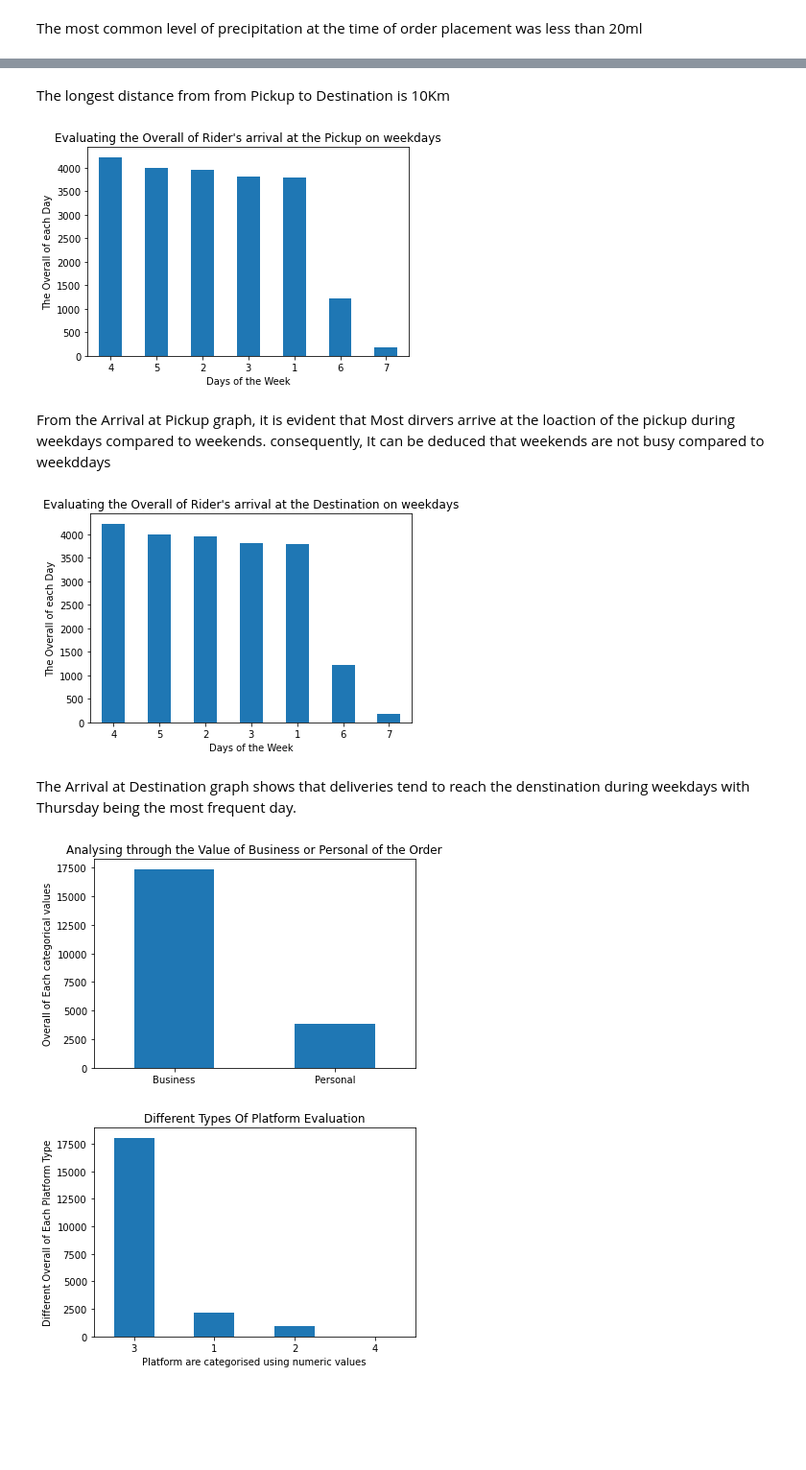
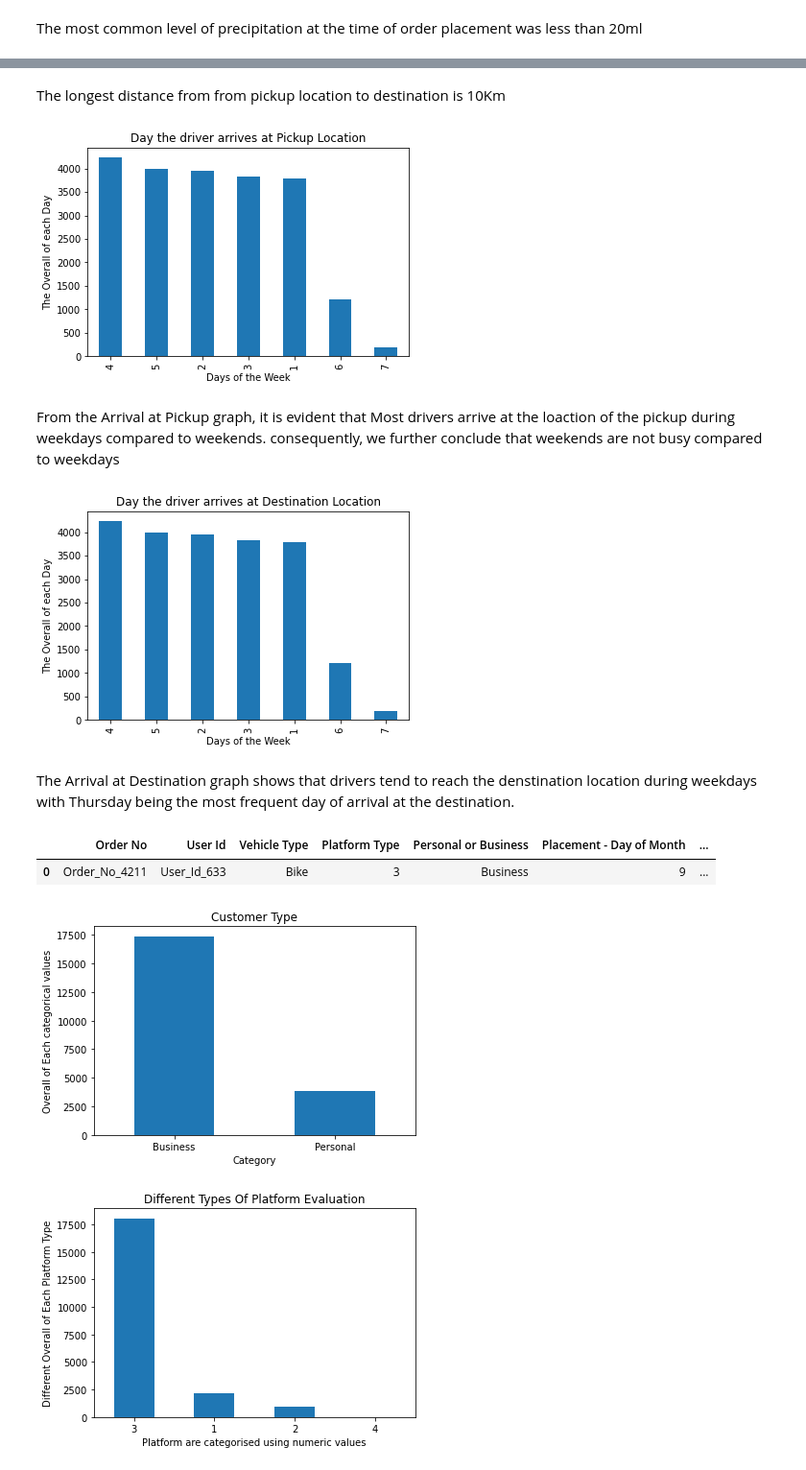
Before and after one commit to Jamakasilwane/EDSA_Zindi_Hackathon, a Jupyter notebook: EDSA_Zindi_Hackathon_notebook.ipynb, the cells around one changed output, grey strips where cells are left out. Shown at 96% size. Drawn from its saved outputs; the diff is of its cells as text; code cells hidden in the pictures; blank space fills up the shorter version.

```diff
--- a/EDSA_Zindi_Hackathon_notebook.ipynb
+++ b/EDSA_Zindi_Hackathon_notebook.ipynb
@@ -42,8 +42,8 @@ The following is the imported Data for Training the Machine Learning Model to pr
 3. SampleSubmission.csv {Sample of the Submission's expectation of the model trained for this Machine Learning problem. }
 4. variableDefinitions.csv  {Dataset that contains all the definition of the whole data provided in details and gives more clarity of the data. }
 # %%
-dataset_train = pd.read_csv("https://raw.githubusercontent.com/Jamakasilwane/EDSA_Zindi_Hackathon/master/Data/Train.csv")
-dataset_test = pd.read_csv("https://raw.githubusercontent.com/Jamakasilwane/EDSA_Zindi_Hackathon/master/Data/Test.csv")
+train = pd.read_csv("https://raw.githubusercontent.com/Jamakasilwane/EDSA_Zindi_Hackathon/master/Data/Train.csv")
+test = pd.read_csv("https://raw.githubusercontent.com/Jamakasilwane/EDSA_Zindi_Hackathon/master/Data/Test.csv")
 dataset_sample = pd.read_csv("https://raw.githubusercontent.com/Jamakasilwane/EDSA_Zindi_Hackathon/master/Data/SampleSubmission.csv")
 var = pd.read_csv('https://raw.githubusercontent.com/Jamakasilwane/EDSA_Zindi_Hackathon/master/Data/VariableDefinitions.csv')
 # %% [markdown]
@@ -110,13 +110,13 @@ Looking at the datasets information, there are few data types which are incorrec
 The aforementioned columns above should be in a datetime format but they have been declared as object types. The function below converts all type columns into the correct type format (datetime).
 # %%
 #changing the data type of columns containing Time in the both train & test dataset
-data = dataset_train.iloc[:,:-2].columns
+data = train.iloc[:,:-2].columns
 for col in list(data):
     if 'Time' in col:
-        dataset_train[col] = pd.to_datetime(dataset_train[col])
-for col in list(dataset_test):
+        train[col] = pd.to_datetime(train[col])
+for col in list(test):
     if 'Time' in col:
-        dataset_test[col] = pd.to_datetime(dataset_test[col])
+        test[col] = pd.to_datetime(test[col])
 # %% [markdown]
 ### Checking for missing values
 # %% [markdown]
@@ -201,32 +211,40 @@ plt.show()
 # %% [markdown]
-The longest distance from  from Pickup to Destination is 10Km
+The longest distance from  from pickup location to destination is 10Km
 # %%
-dataset_train['Arrival at Pickup - Weekday (Mo = 1)'].value_counts().plot(kind='bar',rot=0)
-plt.title("Evaluating the Overall of Rider's arrival at the Pickup on weekdays")
+Arrival_Pickup = train['Arrival at Pickup - Weekday (Mo = 1)']
+Arrival_Pickup.value_counts().plot(kind='bar')
+plt.title('Day the driver arrives at Pickup Location')
 plt.xlabel("Days of the Week")
 plt.ylabel("The Overall of each Day")
 plt.show()
 # %% [output]
-[figure, old version]
+[figure, new version]
 # %% [markdown]
-From the Arrival at Pickup graph, it is evident that Most dirvers arrive at the loaction of the pickup during weekdays compared to weekends. consequently, It can be deduced that  weekends are not busy compared to weekddays
+From the Arrival at Pickup graph, it is evident that Most drivers arrive at the loaction of the pickup during weekdays compared to weekends. consequently, we further conclude that  weekends are not busy compared to weekdays
 # %%
-dataset_train['Arrival at Destination - Weekday (Mo = 1)'].value_counts().plot(kind='bar',rot=0)
-plt.title("Evaluating the Overall of Rider's arrival at the Destination on weekdays")
+Arrival_Destination = train['Arrival at Destination - Weekday (Mo = 1)']
+Arrival_Destination.value_counts().plot(kind='bar')
+plt.title('Day the driver arrives at Destination Location')
 plt.xlabel("Days of the Week")
 plt.ylabel("The Overall of each Day")
 plt.show()
 # %% [output]
-[figure, old version]
+[figure, new version]
 # %% [markdown]
-The Arrival at Destination graph shows that deliveries tend to reach the denstination during weekdays with Thursday being the most frequent day.
+The Arrival at Destination graph shows that drivers tend to reach the denstination location during weekdays with Thursday being the most frequent day of arrival at the destination.
+# %%
+train.head(1)
+# %% [output]
+|  | Order No | User Id | Vehicle Type | Platform Type | Personal or Business | Placement - Day of Month | ... |
+| 0 | Order_No_4211 | User_Id_633 | Bike | 3 | Business | 9 | ... |
 # %%
-dataset_train['Personal or Business'].value_counts().plot(kind='bar',rot=0)
-plt.title('Analysing through the Value of Business or Personal of the Order')
-plt.ylabel("Overall of Each categorical values")
+train['Personal or Business'].value_counts().plot(kind='bar',rot=0)
+plt.title('Customer Type')
+plt.xlabel('Category')
+plt.ylabel('Overall of Each categorical values')
 plt.show()
 # %% [output]
-[figure, old version]
+[figure, new version]
 # %%
 dataset_train['Platform Type'].value_counts().plot(kind='bar',rot=0)
 plt.title("Different Types Of Platform Evaluation")
```
Also changed, not shown: parts of 32 cells of this notebook.
